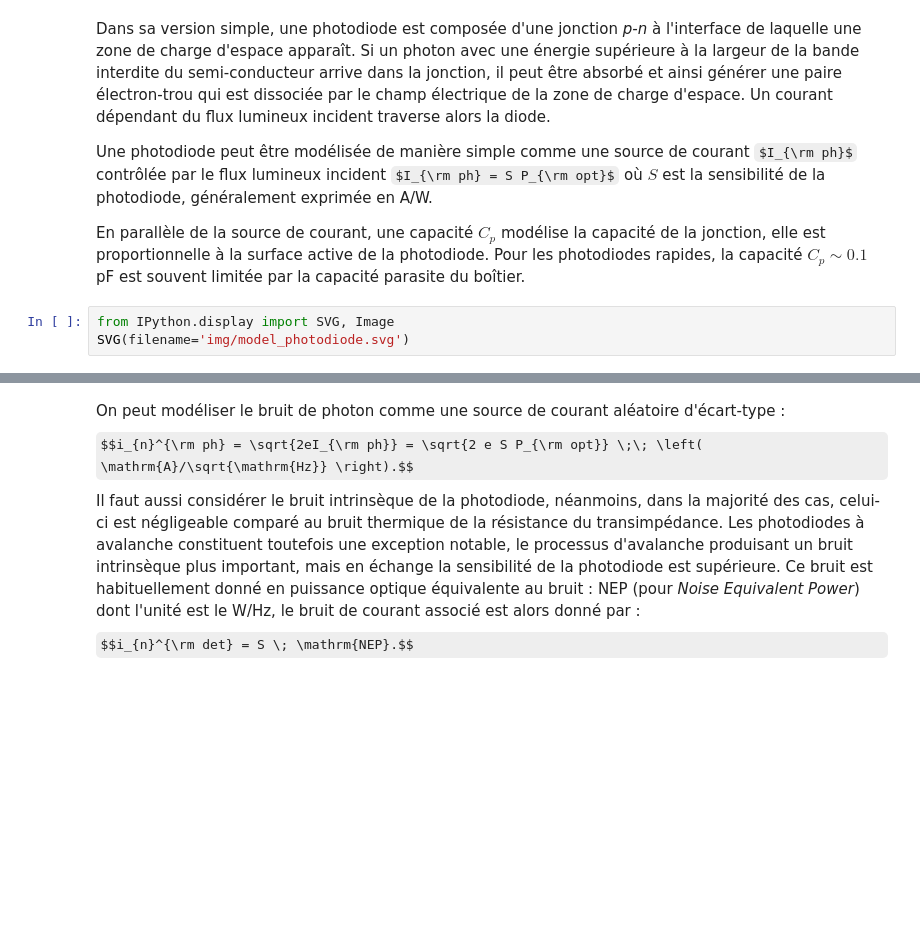
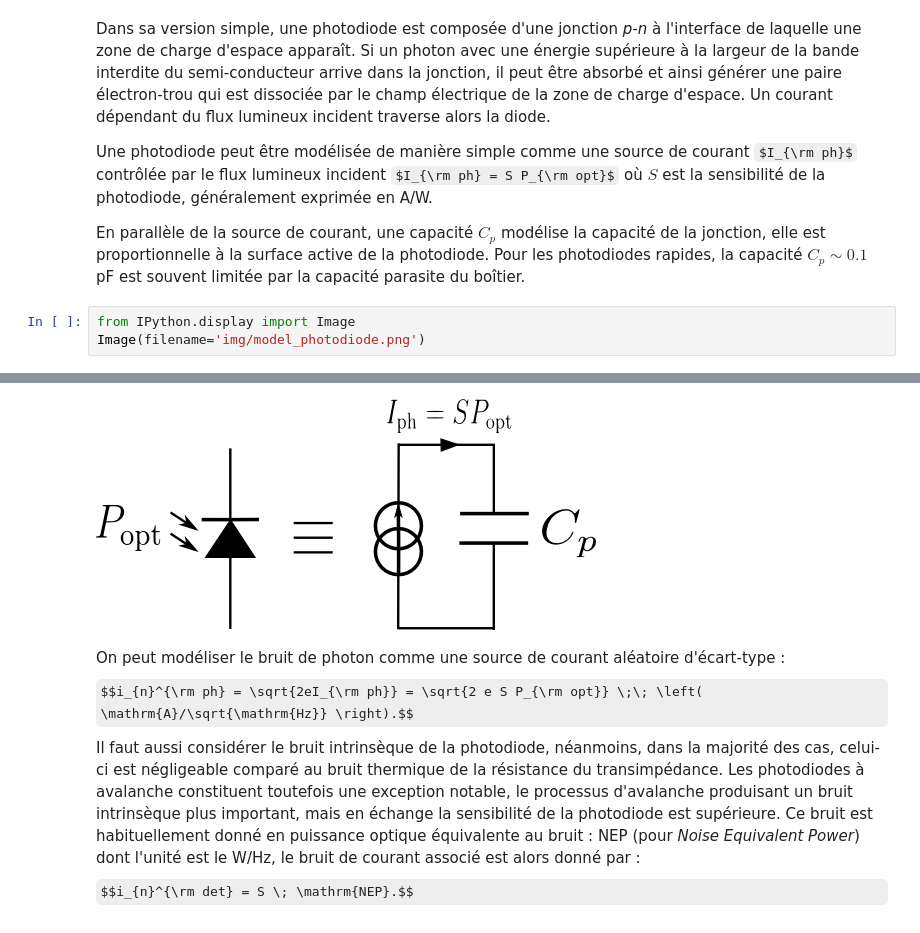
Before and after one commit to minjungkh/Photonics, a Jupyter notebook: photodetection.ipynb, the cells around one changed output, grey strips where cells are left out. Cells and saved outputs as stored; diff of their text form; some formulas as TeX source; blank space fills up the shorter version.

```diff
--- a/photodetection.ipynb
+++ b/photodetection.ipynb
@@ -13,6 +13,6 @@ Une photodiode peut être modélisée de manière simple comme une source de cou
 
 En parallèle de la source de courant, une capacité $C_{p}$ modélise la capacité de la jonction, elle est proportionnelle à la surface active de la photodiode. Pour les photodiodes rapides, la capacité $C_{p} \sim 0.1$ pF est souvent limitée par la capacité parasite du boîtier.
 # %%
-from IPython.display import SVG, Image
-SVG(filename='img/model_photodiode.svg')
+from IPython.display import Image
+Image(filename='img/model_photodiode.png')
 # %% [output]
@@ -20,3 +19,4 @@ SVG(filename='img/model_photodiode.svg')
+[figure, added]
 # %% [markdown]
 On peut modéliser le bruit de photon comme une source de courant aléatoire d'écart-type :
 $$i_{n}^{\rm ph} = \sqrt{2eI_{\rm ph}} = \sqrt{2 e S P_{\rm opt}} \;\; \left( \mathrm{A}/\sqrt{\mathrm{Hz}} \right).$$
```
Also changed, not shown: parts of 3 cells of this notebook, 6 other files.
